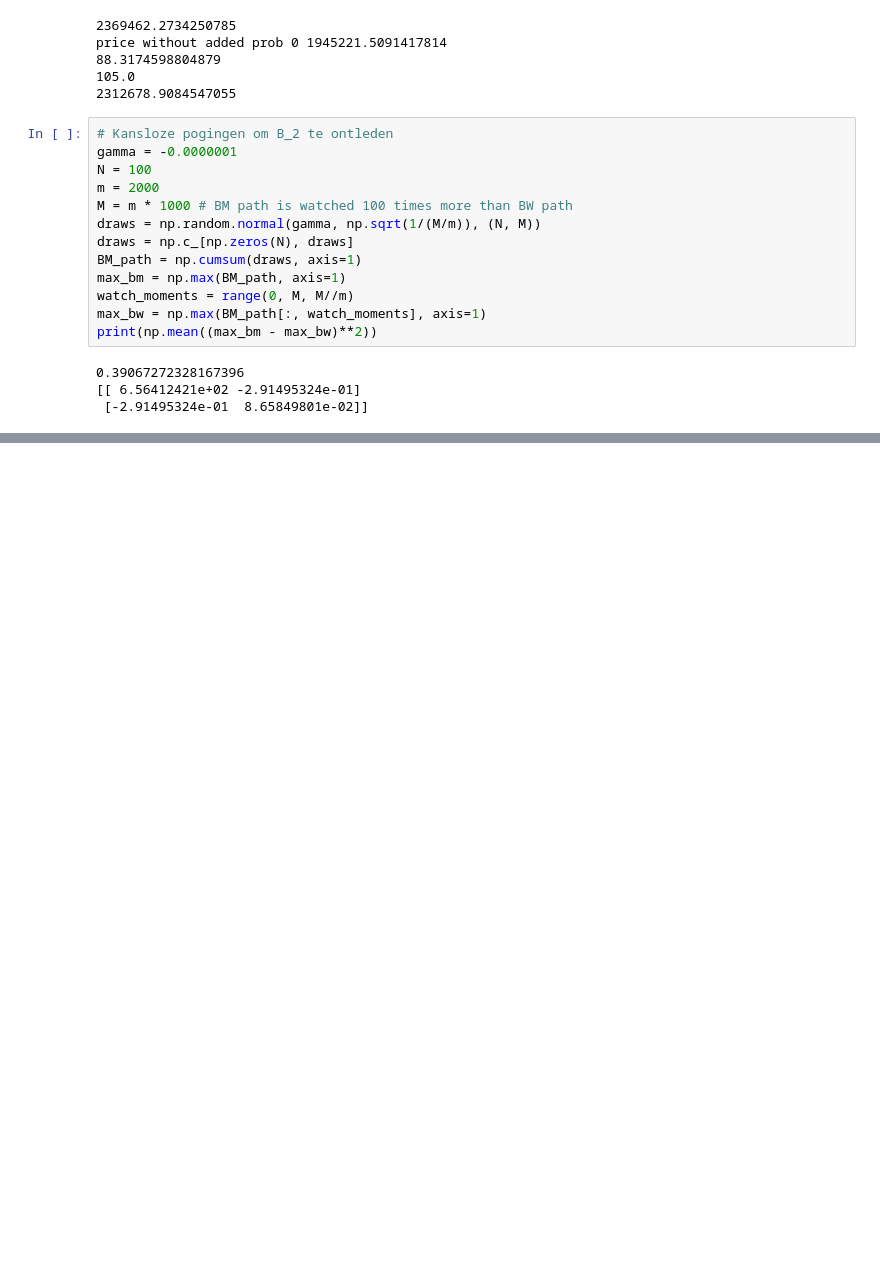
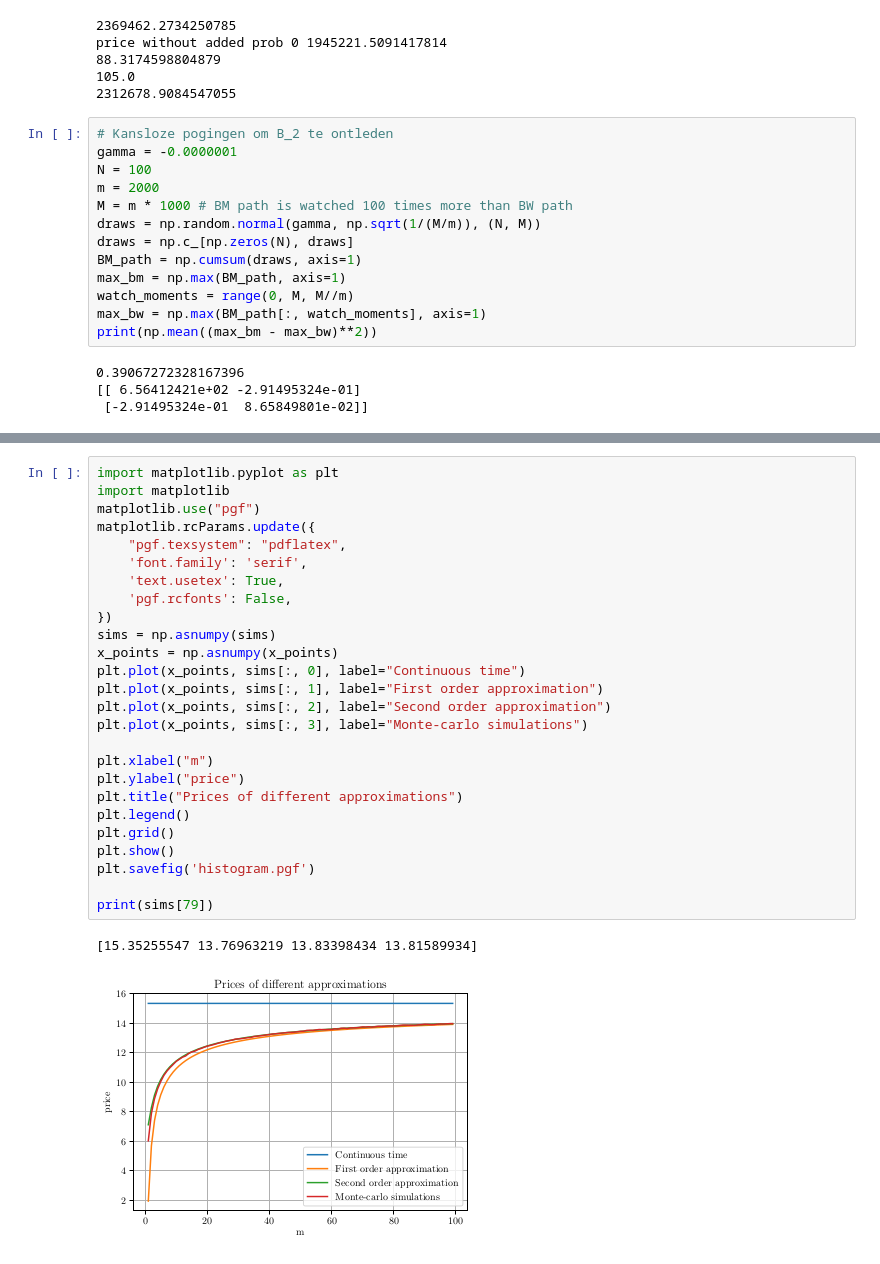
Before and after one commit to WoutervDijk/Thesis, a Jupyter notebook: notebooks/maximumBrownianPath.ipynb, the cells around one changed output, grey strips where cells are left out. Cells and saved outputs as stored; diff of their text form; blank space fills up the shorter version.

Commit message:
Made simulations and plot generator

```diff
--- a/notebooks/maximumBrownianPath.ipynb
+++ b/notebooks/maximumBrownianPath.ipynb
@@ -275,0 +345,29 @@ print(np.mean((max_bm - max_bw)**2))
+# %%
+import matplotlib.pyplot as plt
+import matplotlib
+matplotlib.use("pgf")
+matplotlib.rcParams.update({
+    "pgf.texsystem": "pdflatex",
+    'font.family': 'serif',
+    'text.usetex': True,
+    'pgf.rcfonts': False,
+})
+sims = np.asnumpy(sims)
+x_points = np.asnumpy(x_points)
+plt.plot(x_points, sims[:, 0], label="Continuous time")
+plt.plot(x_points, sims[:, 1], label="First order approximation")
+plt.plot(x_points, sims[:, 2], label="Second order approximation")
+plt.plot(x_points, sims[:, 3], label="Monte-carlo simulations")
+
+plt.xlabel("m")
+plt.ylabel("price")
+plt.title("Prices of different approximations")
+plt.legend()
+plt.grid()
+plt.show()
+plt.savefig('histogram.pgf')
+
+print(sims[79])
+# %% [output]
+[15.35255547 13.76963219 13.83398434 13.81589934]
+[figure, added]
```
Also changed, not shown: parts of 2 cells of this notebook.
